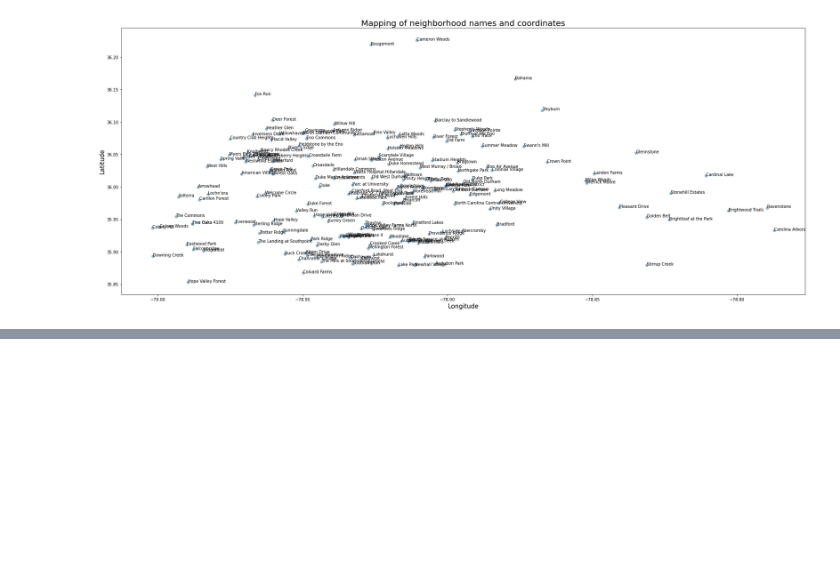
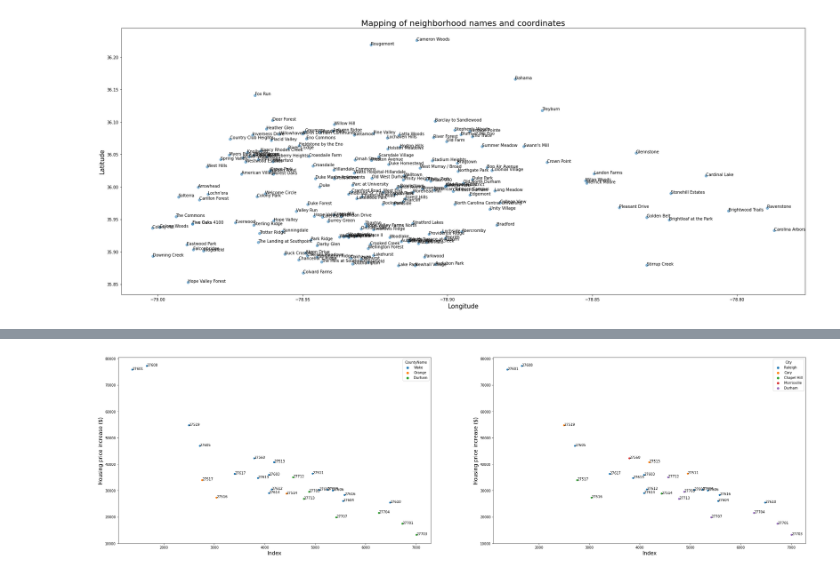
Before and after one commit to saychelsea11/north_carolina_best_real_estate_locations, a Jupyter notebook: nc_housing_data_best_locations.ipynb, the cells around one changed output, grey strips where cells are left out. Saved outputs shown, nothing was run; the diff lists cells and outputs as text; code cells hidden in the pictures; blank space fills up the shorter version.

```diff
--- a/nc_housing_data_best_locations.ipynb
+++ b/nc_housing_data_best_locations.ipynb
@@ -203,0 +529,4 @@ Text(0.5, 1.0, 'Mapping of neighborhood names and coordinates')
+# %%
+uni_scatterplot(df_zillow,'PriceIncrease','Housing price increase ($)')
+# %% [output]
+[figure, added]
```
Also changed, not shown: parts of 36 cells of this notebook.
